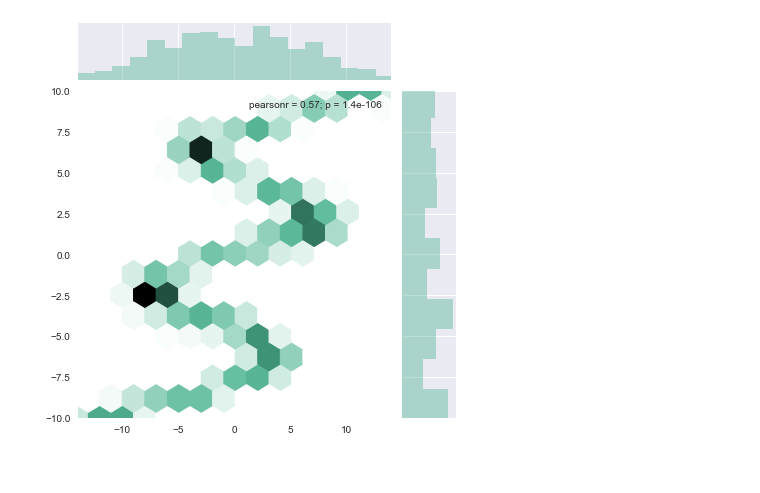
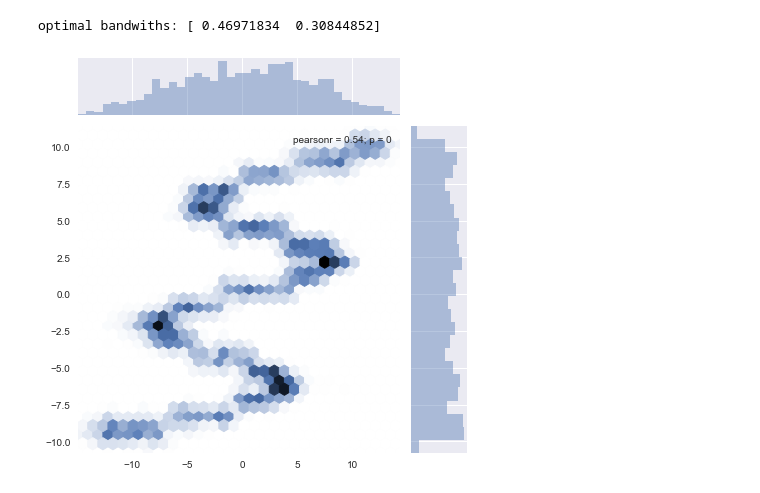
Before and after one commit to janvdvegt/KernelMixtureNetwork, a Jupyter notebook: notebooks/02-arb-kmn-keras-edward.ipynb, the cells around one changed output. Drawn from its saved outputs; the diff is of its cells as text; code cells hidden in the pictures.

```diff
--- a/notebooks/02-arb-kmn-keras-edward.ipynb
+++ b/notebooks/02-arb-kmn-keras-edward.ipynb
@@ -88,5 +96,3 @@ for i in range(n_epoch):
-# %%
-pred_weights, pred_means, pred_std = sess.run([tf.nn.softmax(weights), locs, scales], feed_dict={X_ph: X_test})
 # %%
 fig, axes = plt.subplots(nrows=1, ncols=1, figsize=(16, 3.5))
 plt.plot(np.arange(n_epoch), -test_loss / len(X_test), label='Test')
@@ -117,8 +106,11 @@ def sample_from_mixture(x, pred_weights, pred_means, pred_std, amount):
-# %%
-a = sample_from_mixture(X_test, pred_weights, pred_means,
-                        pred_std, amount=len(X_test))
-sns.jointplot(a[:, 0], a[:, 1], kind="hex", color="#4CB391",
-              ylim=(-10, 10), xlim=(-14, 14))
-plt.show()
-# %% [output]
-[figure, removed]
+# %%
+print("optimal bandwiths: {}".format(sess.run(scales)))
+# %% [output]
+optimal bandwiths: [ 0.46971834  0.30844852]
+# %%
+s = sess.run(samples, feed_dict={X_ph: X_test})
+xs = np.tile(X_test.ravel(), n_samples)
+ys = s.flatten()
+sns.jointplot(xs, ys, kind="hex");
+# %% [output]
+[figure, added]
```
Also changed, not shown: parts of 9 cells of this notebook.
